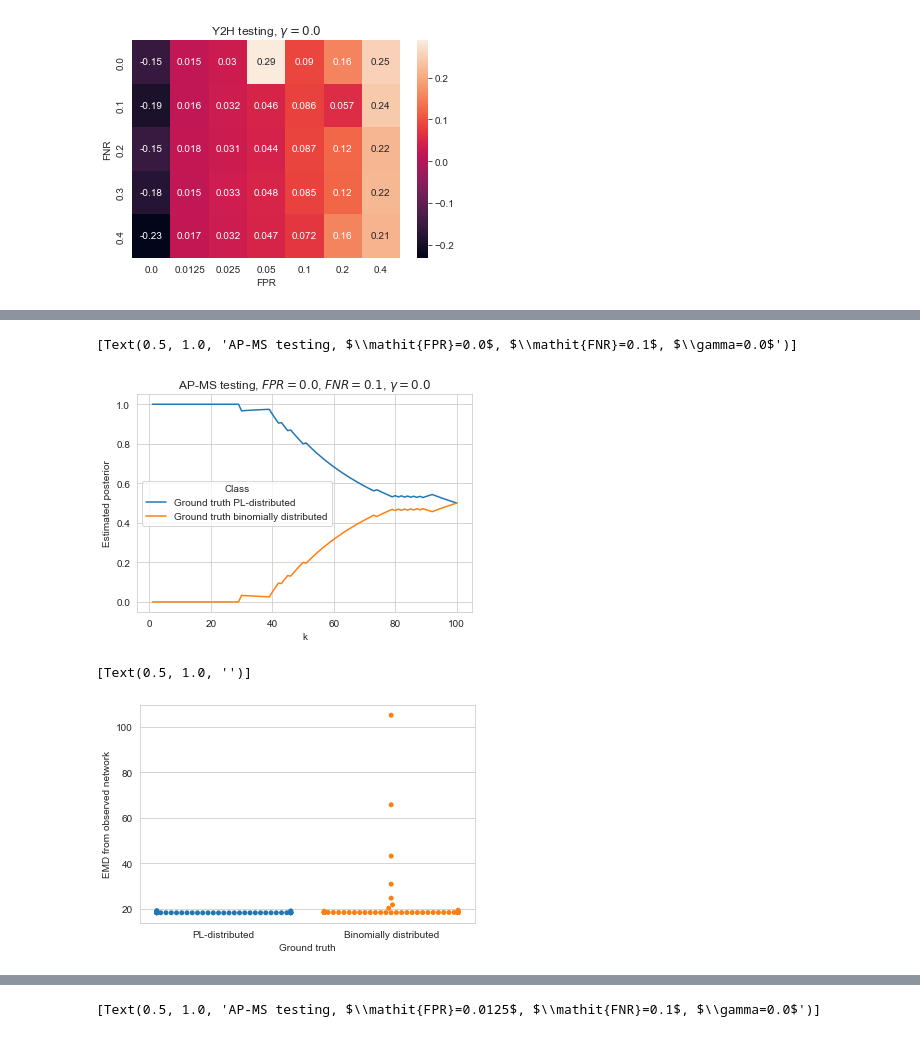
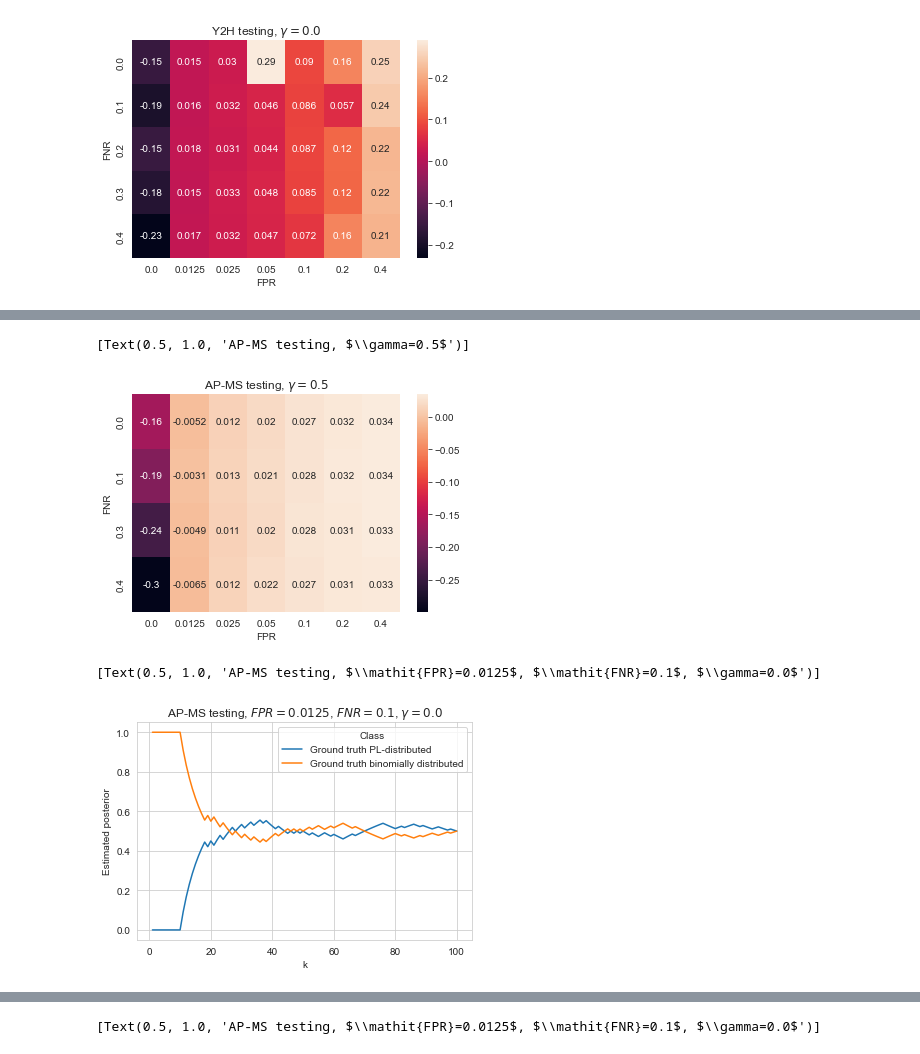
Before and after one commit to bionetslab/ppi-network-simulation, a Jupyter notebook: plot_results.ipynb, the cells around one changed output, grey strips where cells are left out. Cells and saved outputs as stored; diff of their text form; code cells hidden in the pictures.

Commit message:
plotted AP-MS results with new FPRs

```diff
--- a/plot_results.ipynb
+++ b/plot_results.ipynb
@@ -51,11 +57,12 @@ sns.heatmap(deltas_AP_MS.pivot('FNR', 'FPR', 'delta_sod'),annot=True).set(title=
+# %%
+deltas_AP_MS = deltas_sods('AP-MS', 0.5)
+sns.heatmap(deltas_AP_MS.pivot('FNR', 'FPR', 'delta_sod'),annot=True).set(title=r'AP-MS testing, $\gamma={}$'.format(0.5))
+# %% [output]
+[Text(0.5, 1.0, 'AP-MS testing, $\\gamma=0.5$')]
+[figure, added]
 # %%
-posteriors, all_results = load_results('AP-MS', acceptance_threshold=0.0, false_positive_rate=0.0, false_negative_rate=0.1)
-ppinetsim.plot_posteriors(posteriors, parameters={'acceptance_threshold': 0.0, 'false_positive_rate': 0.0, 'false_negative_rate': 0.1, 'test_method': 'AP-MS'})
+posteriors, all_results = load_results('AP-MS', acceptance_threshold=0.0, false_positive_rate=0.0125, false_negative_rate=0.1)
+ppinetsim.plot_posteriors(posteriors, parameters={'acceptance_threshold': 0.0, 'false_positive_rate': 0.0125, 'false_negative_rate': 0.1, 'test_method': 'AP-MS'})
 # %% [output]
-[Text(0.5, 1.0, 'AP-MS testing, $\\mathit{FPR}=0.0$, $\\mathit{FNR}=0.1$, $\\gamma=0.0$')]
+[Text(0.5, 1.0, 'AP-MS testing, $\\mathit{FPR}=0.0125$, $\\mathit{FNR}=0.1$, $\\gamma=0.0$')]
-[figure, old version]
+[figure, new version]
-# %%
-ppinetsim.plot_distances(all_results,kind='swarm')
-# %% [output]
-[Text(0.5, 1.0, '')]
-[figure, removed]
```
Also changed, not shown: parts of 4 cells of this notebook.
